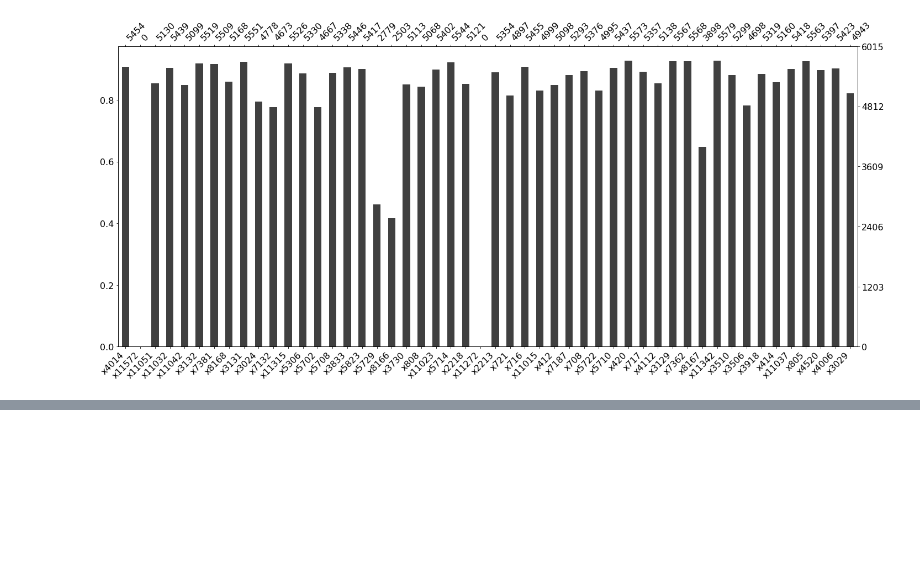
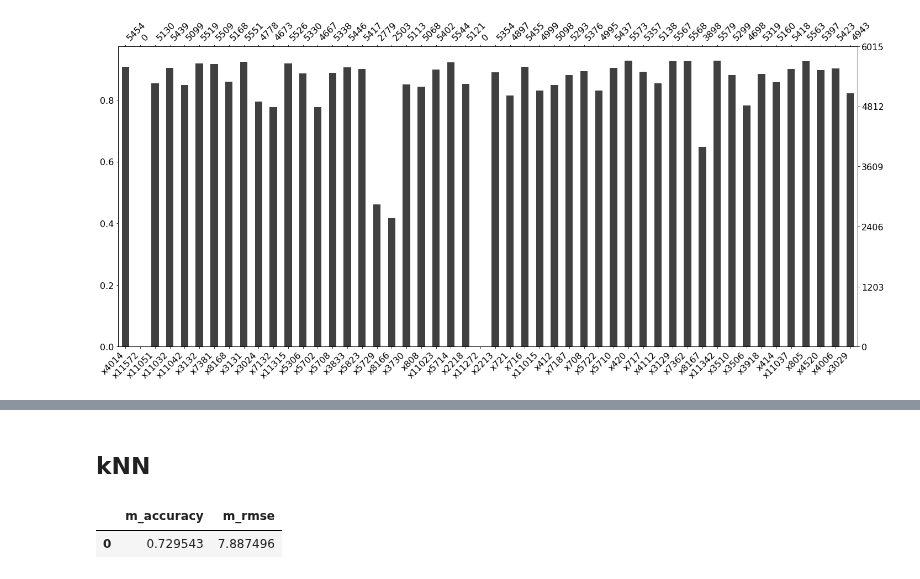
Before and after one commit to TavoloPerUno/scf_impute, a Jupyter notebook: Missing Patterns.ipynb, the cells around one changed output, grey strips where cells are left out. Cells and saved outputs as stored; diff of their text form; code cells hidden in the pictures; blank space fills up the shorter version.

```diff
--- a/Missing Patterns.ipynb
+++ b/Missing Patterns.ipynb
@@ -484,0 +74,23 @@ t = pd.DataFrame({'t':[1,2,3,4,5,6],
+# %% [markdown]
+## kNN
+# %%
+y_num = pd.DataFrame(columns=('imputed', 'actual', 'row', 'col'))
+y_char = pd.DataFrame(columns=['actual', 'imputed', 'col'])
+for i in range(1,6):
+
+    df_imputed = pd.read_csv('data/knn_imputed_' + str(i) + '.csv', index_col=0)
+    df_imputed = master.prepare_for_upload(dct_data, df_imputed)
+    nums, mse = scoring.get_mse(dct_data['df_full_cleaned_data'].copy(), df_imputed, dct_data['lst_num_cols'], pd.read_csv('data/withheld_' + str(i) + '.csv', index_col=0))
+
+    y_num = y_num.append(nums)
+    chars, m_accuracy = scoring.get_accuracy(dct_data['df_full_cleaned_data'].copy(), df_imputed, dct_data['lst_char_cols'], pd.read_csv('data/withheld_' + str(i) + '.csv', index_col=0))
+
+    y_char = y_char.append(chars)
+
+
+pd.DataFrame({'m_rmse': mean_squared_error(y_num['actual'], y_num['imputed']),
+              'm_accuracy': accuracy_score(y_char['actual'], y_char['imputed'])
+             }, index=[0])
+# %% [output]
+|  | m_accuracy | m_rmse |
+| 0 | 0.729543 | 7.887496 |
```
Also changed, not shown: parts of 64 cells of this notebook, 4 other files.
